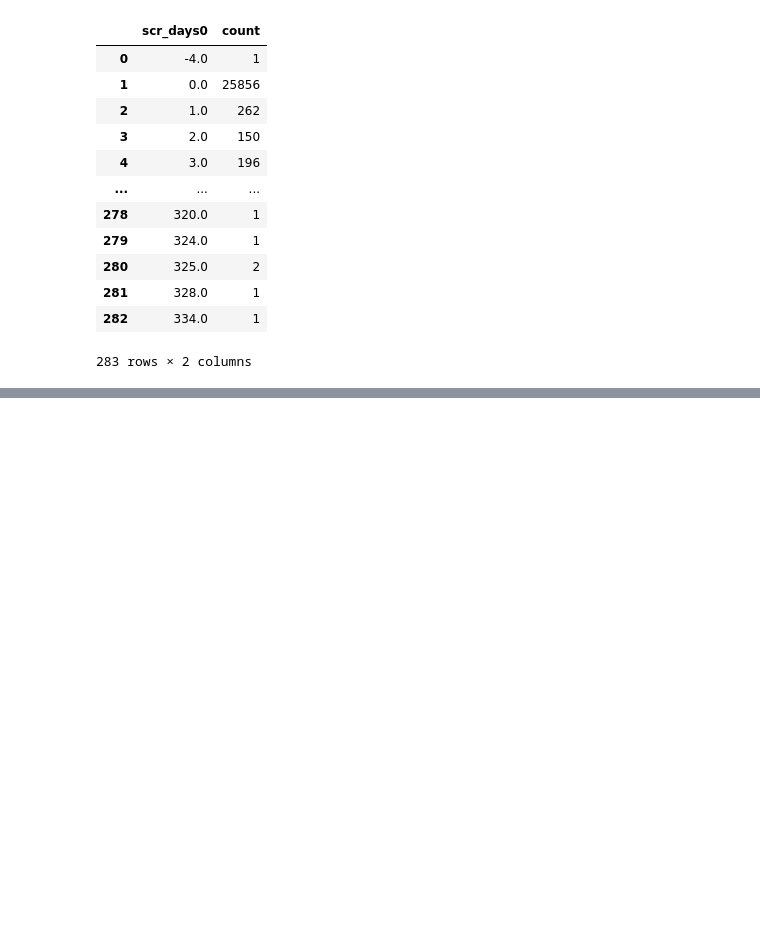
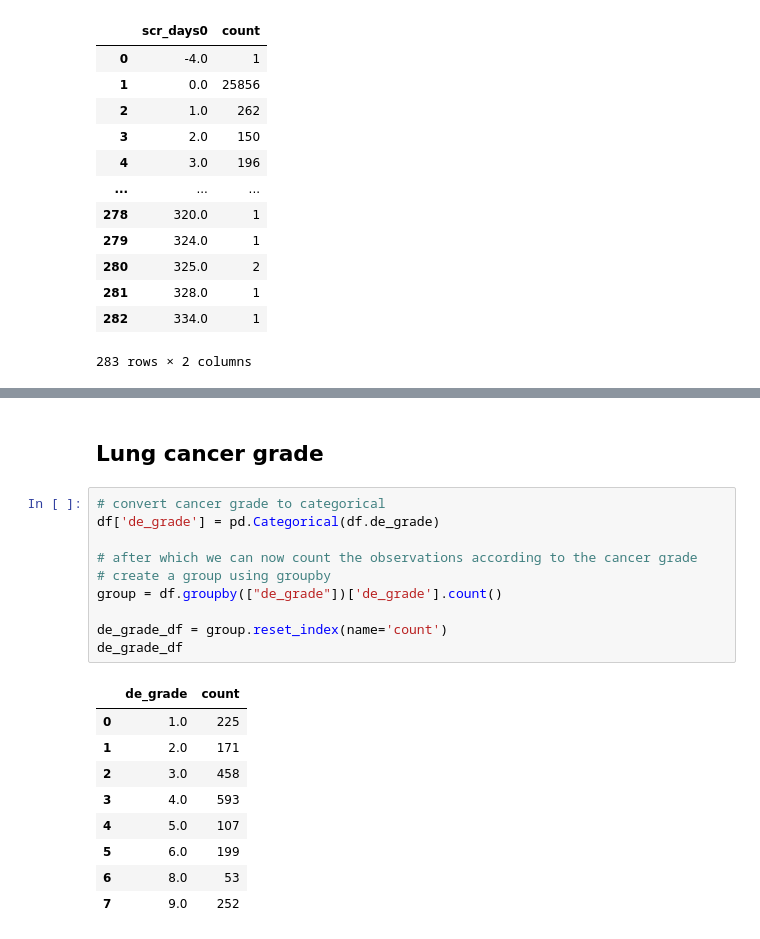
Before and after one commit to Desmondonam/Lung_cancer_Prediction, a Jupyter notebook: Copy_of_EDA_Lungcancer_prediction.ipynb, the cells around one changed output, grey strips where cells are left out. Saved outputs shown, nothing was run; the diff lists cells and outputs as text; blank space fills up the shorter version.

```diff
--- a/Copy_of_EDA_Lungcancer_prediction.ipynb
+++ b/Copy_of_EDA_Lungcancer_prediction.ipynb
@@ -197,3 +197,25 @@ fig_random = px.bar(scr_days0_df, x="scr_days0", y="count",  title="Number of da
 fig_random.show()
 # %% [output]
 [interactive output not drawn]
+# %% [markdown]
+## Lung cancer grade
+# %%
+# convert cancer grade to categorical
+df['de_grade'] = pd.Categorical(df.de_grade)
+
+# after which we can now count the observations according to the cancer grade
+# create a group using groupby
+group = df.groupby(["de_grade"])['de_grade'].count()
+
+de_grade_df = group.reset_index(name='count')
+de_grade_df
+# %% [output]
+|  | de_grade | count |
+| 0 | 1.0 | 225 |
+| 1 | 2.0 | 171 |
+| 2 | 3.0 | 458 |
+| 3 | 4.0 | 593 |
+| 4 | 5.0 | 107 |
+| 5 | 6.0 | 199 |
+| 6 | 8.0 | 53 |
+| 7 | 9.0 | 252 |
```
Also changed, not shown: parts of 18 cells of this notebook.
